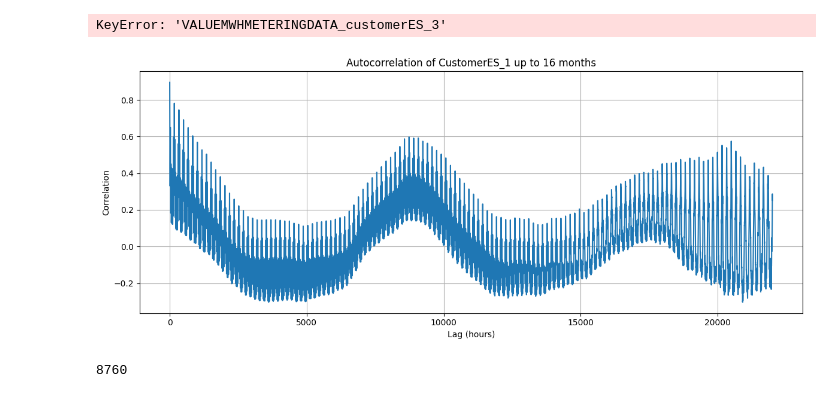
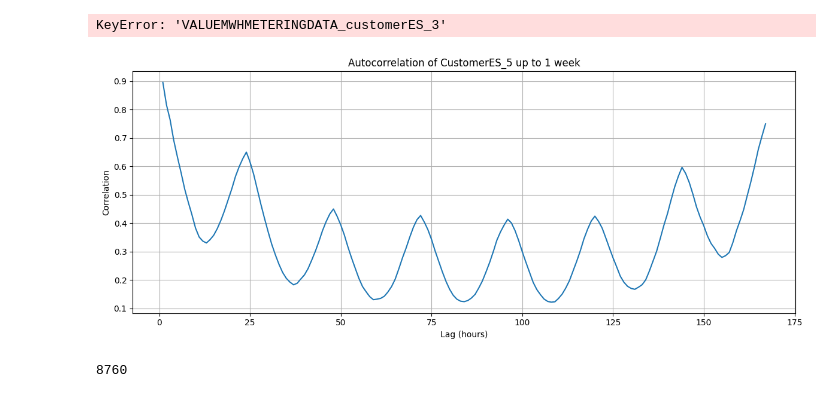
Before and after one commit to vimohr/ETH_Datathon_2025, a Jupyter notebook: tristan_data_visualizaton.ipynb, the cells around one changed output. Saved outputs shown, nothing was run; the diff lists cells and outputs as text; code cells hidden in the pictures.

```diff
--- a/tristan_data_visualizaton.ipynb
+++ b/tristan_data_visualizaton.ipynb
@@ -91,24 +98,28 @@ KeyError: 'VALUEMWHMETERINGDATA_customerES_3'
 # %%
 # Optional: aggregate to daily or monthly if you want smoother autocorrelation
 # series = series.resample('D').mean()
 # or
 # series = series.resample('M').mean()
-
+# df = df.dropna(axis = 1, how = 'any')  # Drop rows with NaN in the target column
+df = pd.read_csv("data/datasets2025/historical_metering_data_ES.csv", parse_dates=["DATETIME"])
+df.set_index("DATETIME", inplace=True)
+# for key in df.keys():
+#     print(key)
 series = df["VALUEMWHMETERINGDATA_customerES_5"].dropna()
 
-max_lag = 22000  # hours
+max_lag = 24*7  # hours
 autocorrelations = [series.autocorr(lag) for lag in range(1, max_lag)]
 
 plt.figure(figsize=(12, 5))
 plt.plot(range(1, max_lag), autocorrelations)
-plt.title("Autocorrelation of CustomerES_1 up to 16 months")
+plt.title("Autocorrelation of CustomerES_5 up to 1 week")
 plt.xlabel("Lag (hours)")
 plt.ylabel("Correlation")
 plt.grid(True)
 plt.tight_layout()
 plt.show()
 # %% [output]
-[figure, old version]
+[figure, new version]
 # %%
 print(24*365)
 # %% [output]
```
Also changed, not shown: parts of 2 cells of this notebook, 19 other files.
